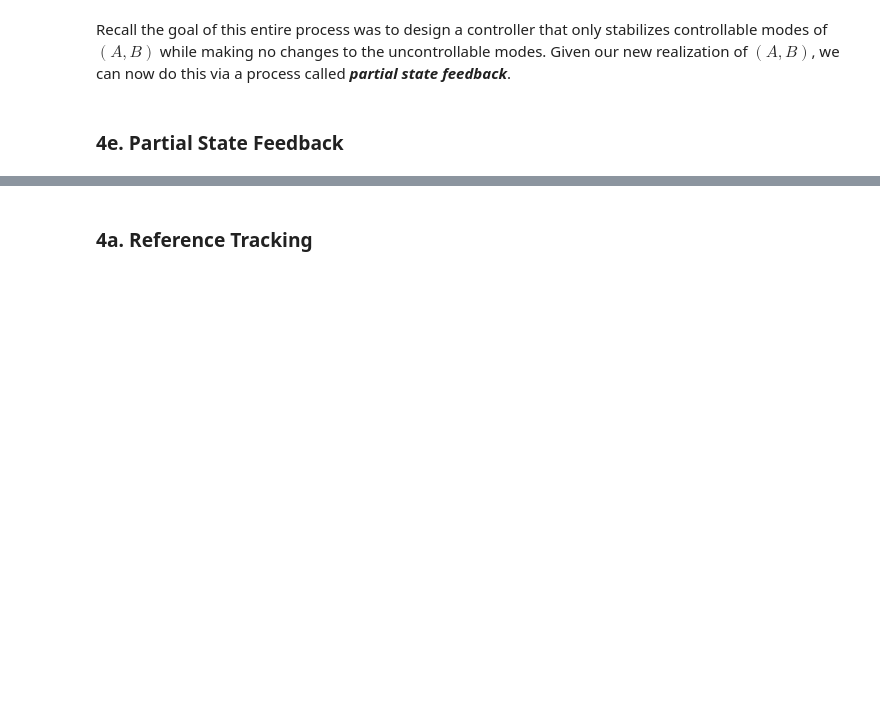
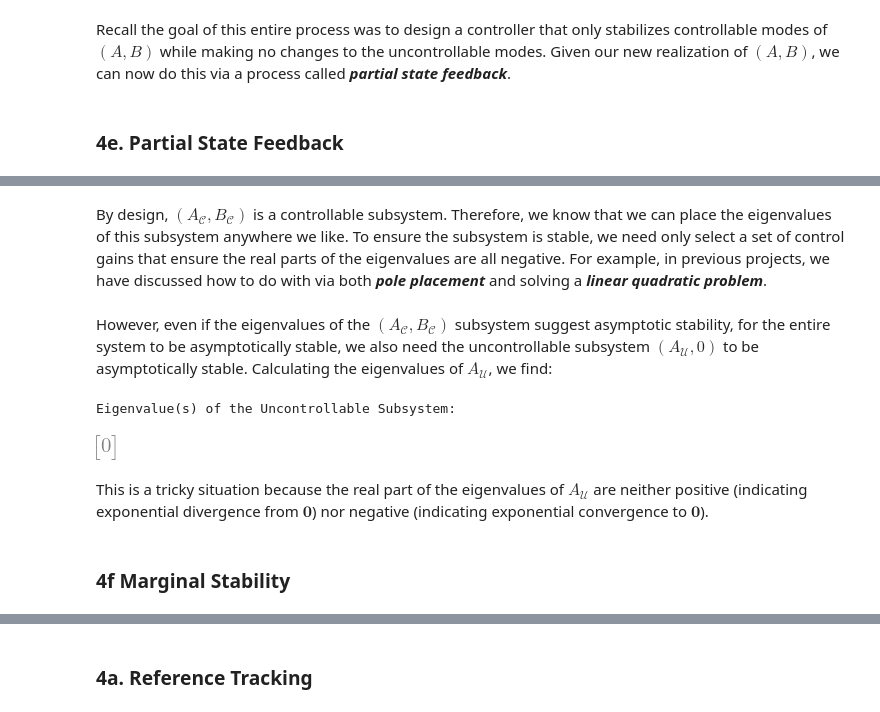
Before and after one commit to condynsate/condynsate, a Jupyter notebook: projects/03_control_moment_gyroscope_series/02_1DOF_opposed_cmgs.ipynb, the cells around one changed output, grey strips where cells are left out. Drawn from its saved outputs; the diff is of its cells as text; code cells hidden in the pictures; blank space fills up the shorter version.

```diff
--- a/projects/03_control_moment_gyroscope_series/02_1DOF_opposed_cmgs.ipynb
+++ b/projects/03_control_moment_gyroscope_series/02_1DOF_opposed_cmgs.ipynb
@@ -664,0 +679,15 @@ u &= -K_c x_c \\
+# %% [markdown]
+By design, $(A_\mathcal{C}, B_\mathcal{C})$ is a controllable subsystem. Therefore, we know that we can place the eigenvalues of this subsystem anywhere we like. To ensure the subsystem is stable, we need only select a set of control gains that ensure the real parts of the eigenvalues are all negative. For example, in previous projects, we have discussed how to do with via both ***pole placement*** and solving a ***linear quadratic problem***.
+# %% [markdown]
+However, even if the eigenvalues of the $(A_\mathcal{C}, B_\mathcal{C})$ subsystem suggest asymptotic stability, for the entire system to be asymptotically stable, we also need the uncontrollable subsystem $(A_\mathcal{U}, 0)$ to be asymptotically stable. Calculating the eigenvalues of $A_\mathcal{U}$, we find:
+# %%
+s, V = np.linalg.eig(A_u)
+print("Eigenvalue(s) of the Uncontrollable Subsystem:")
+N(Matrix(s), 3)
+# %% [output]
+Eigenvalue(s) of the Uncontrollable Subsystem:
+[figure, added]
+# %% [markdown]
+This is a tricky situation because the real part of the eigenvalues of $A_\mathcal{U}$ are neither positive (indicating exponential divergence from $\mathbf{0}$) nor negative (indicating exponential convergence to $\mathbf{0}$).
+# %% [markdown]
+### 4f Marginal Stability
```
Also changed, not shown: parts of 16 cells of this notebook.
